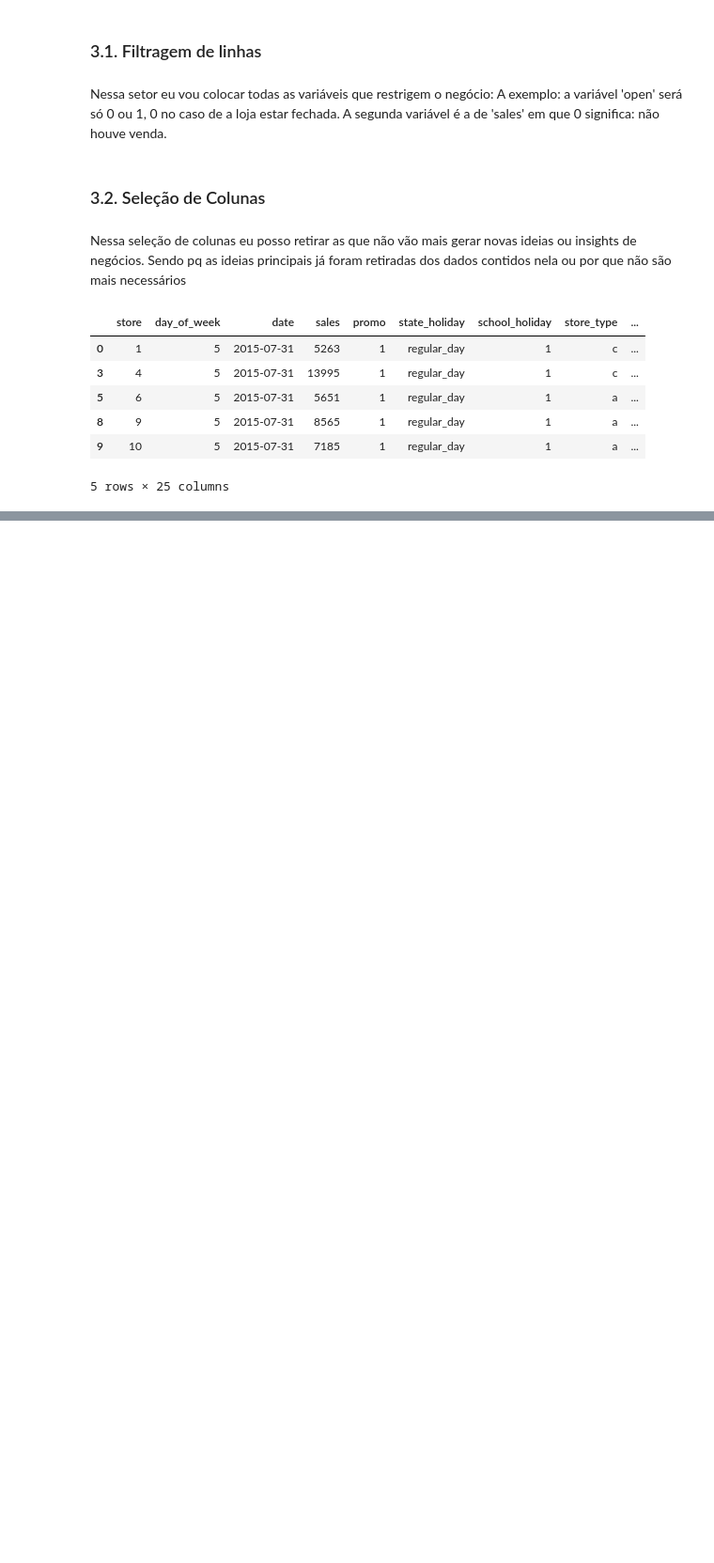
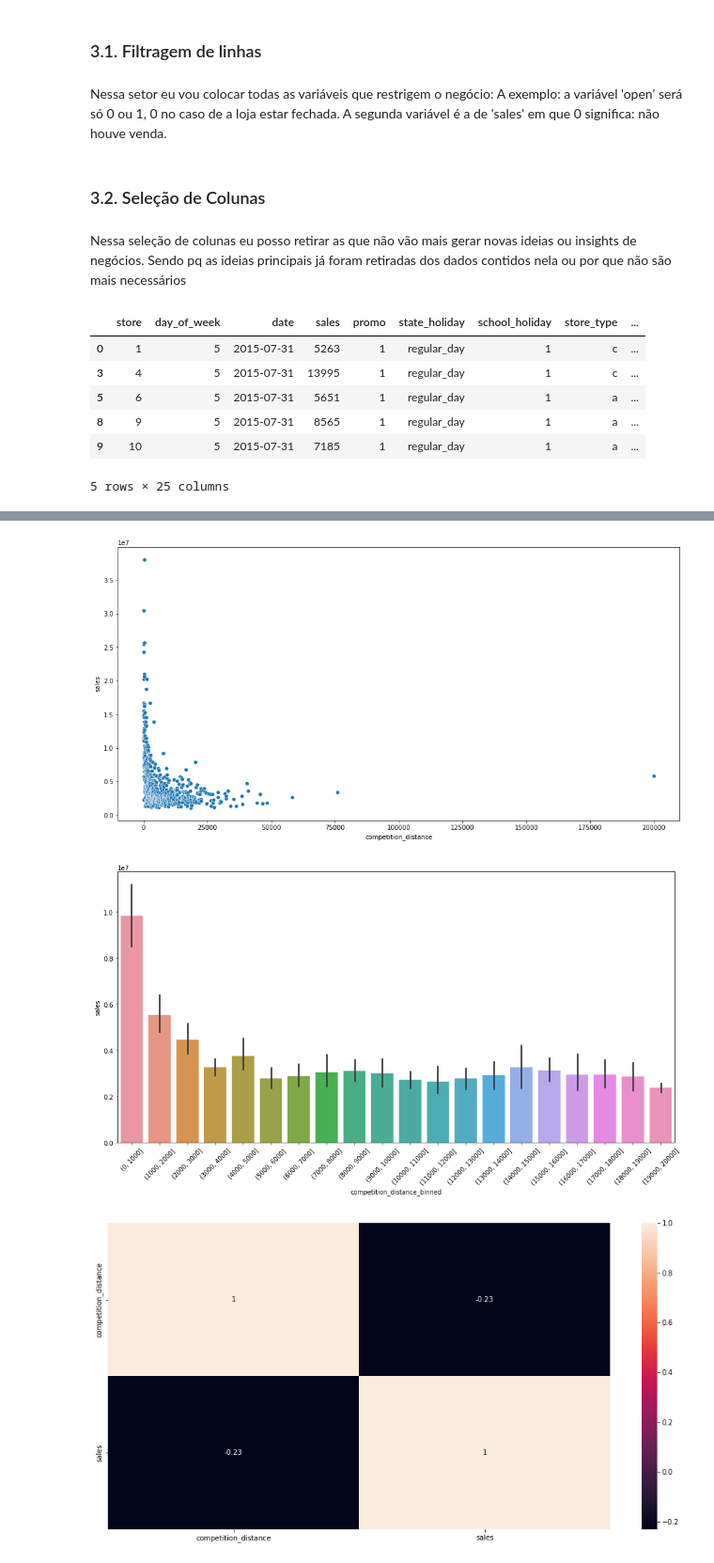
Before and after one commit to vivianebuge/ds-em-producao, a Jupyter notebook: m04_v01_store_sales_prediction.ipynb, the cells around one changed output, grey strips where cells are left out. Shown at 94% size. Drawn from its saved outputs; the diff is of its cells as text; code cells hidden in the pictures; blank space fills up the shorter version.

Commit message:
Learn about filtration,corr,scatter, heatmap, barplot

```diff
--- a/m04_v01_store_sales_prediction.ipynb
+++ b/m04_v01_store_sales_prediction.ipynb
@@ -547,0 +538,23 @@ AttributeError: 'Rectangle' object has no property 'axis_rotation'
+# %%
+#Para validar melhor essa hipôtese é melhor criar grupos, vamos diminuir a granularidade dos dados junando em grupos de 1000 em 1000 metros de distância;
+plt.figure(figsize=(16,8))
+sns.scatterplot(x='competition_distance', y='sales', data=H2)
+
+bins=list(np.arange(0,20001, 1000))
+H2['competition_distance_binned']=pd.cut(H2['competition_distance'], bins=bins)
+plt.figure(figsize=(16,8));
+plt.xticks(rotation=45);
+sns.barplot(x='competition_distance_binned', y='sales', data=H2);
+
+#Olhando as correlações:
+plt.figure(figsize=(16,8))
+sns.heatmap(H2.corr(method='pearson'), annot=True);
+
+#Existia um bug para ver as variáveis no meio, então caso ocorra novamente podemos realizar a seguinte prática:
+# x = sns.hetmap(H2.corr(method='pearson'), annot=True);
+# bottom, top = x.get_ylim()
+# x.set_ylim(bottom+0.5, top-0.5);
+# %% [output]
+[figure, added]
+[figure, added]
+[figure, added]
```
Also changed, not shown: parts of 42 cells of this notebook.
